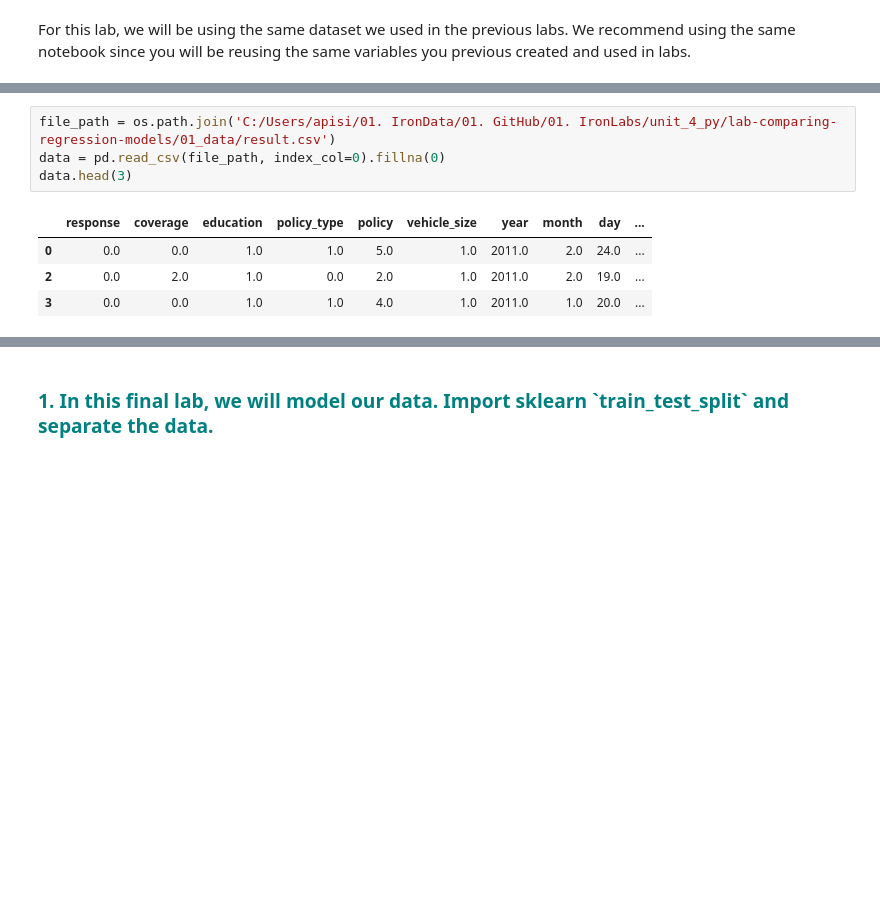
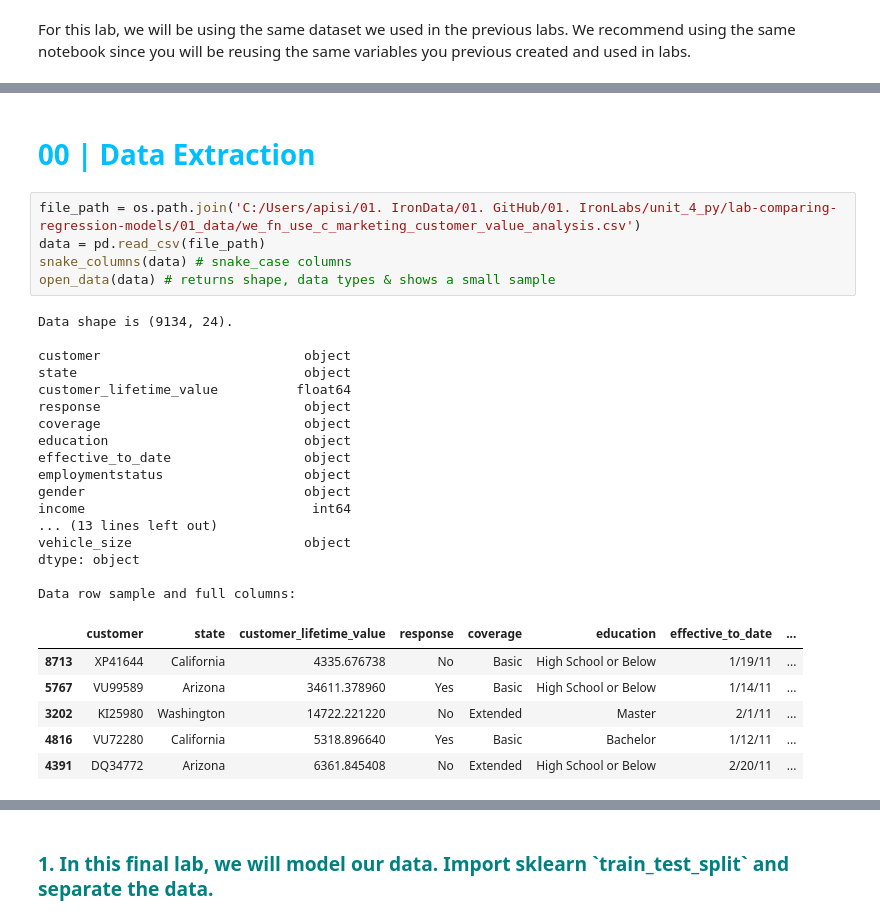
Before and after one commit to isi-mube/Iron-Labs, a Jupyter notebook: unit_4_py/lab-comparing-regression-models/02_solution/imb_solution.ipynb, the cells around one changed output, grey strips where cells are left out. Drawn from its saved outputs; the diff is of its cells as text; blank space fills up the shorter version.

Commit message:
almost up2date

```diff
--- a/unit_4_py/lab-comparing-regression-models/02_solution/imb_solution.ipynb
+++ b/unit_4_py/lab-comparing-regression-models/02_solution/imb_solution.ipynb
@@ -32,12 +36,34 @@ sys.path.append(os.path.abspath(module))
 from functions import open_data  # quick data overview
 from functions import snake_columns  # snake_case
 from functions import explore_data  # checks for duplicates, NaN & empty spaces
+# %% [markdown]
+<h1 style="color: #00BFFF;">00 | Data Extraction</h1>
 # %%
-file_path = os.path.join('C:/Users/apisi/01. IronData/01. GitHub/01. IronLabs/unit_4_py/lab-comparing-regression-models/01_data/result.csv')
-data = pd.read_csv(file_path, index_col=0).fillna(0)
-data.head(3)
+file_path = os.path.join('C:/Users/apisi/01. IronData/01. GitHub/01. IronLabs/unit_4_py/lab-comparing-regression-models/01_data/we_fn_use_c_marketing_customer_value_analysis.csv')
+data = pd.read_csv(file_path)
+snake_columns(data) # snake_case columns
+open_data(data) # returns shape, data types & shows a small sample
 # %% [output]
+Data shape is (9134, 24).
+
+customer                          object
+state                             object
+customer_lifetime_value          float64
+response                          object
+coverage                          object
+education                         object
+effective_to_date                 object
+employmentstatus                  object
+gender                            object
+income                             int64
+... (13 lines left out)
+vehicle_size                      object
+dtype: object
+
+Data row sample and full columns:
-|  | response | coverage | education | policy_type | policy | vehicle_size | year | month | day | ... |
-| 0 | 0.0 | 0.0 | 1.0 | 1.0 | 5.0 | 1.0 | 2011.0 | 2.0 | 24.0 | ... |
-| 2 | 0.0 | 2.0 | 1.0 | 0.0 | 2.0 | 1.0 | 2011.0 | 2.0 | 19.0 | ... |
-| 3 | 0.0 | 0.0 | 1.0 | 1.0 | 4.0 | 1.0 | 2011.0 | 1.0 | 20.0 | ... |
+|  | customer | state | customer_lifetime_value | response | coverage | education | effective_to_date | ... |
+| 8713 | XP41644 | California | 4335.676738 | No | Basic | High School or Below | 1/19/11 | ... |
+| 5767 | VU99589 | Arizona | 34611.378960 | Yes | Basic | High School or Below | 1/14/11 | ... |
+| 3202 | KI25980 | Washington | 14722.221220 | No | Extended | Master | 2/1/11 | ... |
+| 4816 | VU72280 | California | 5318.896640 | Yes | Basic | Bachelor | 1/12/11 | ... |
+| 4391 | DQ34772 | Arizona | 6361.845408 | No | Extended | High School or Below | 2/20/11 | ... |
```
Also changed, not shown: parts of 31 cells of this notebook, 5 other files.
